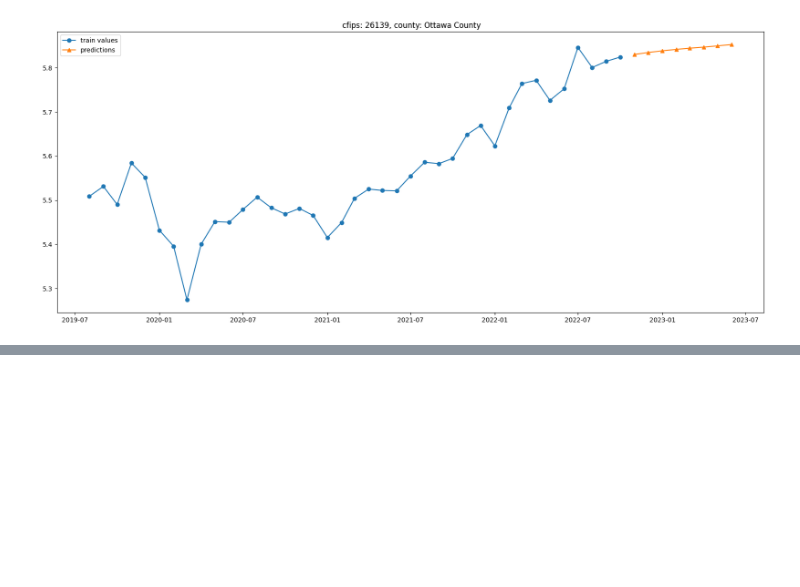
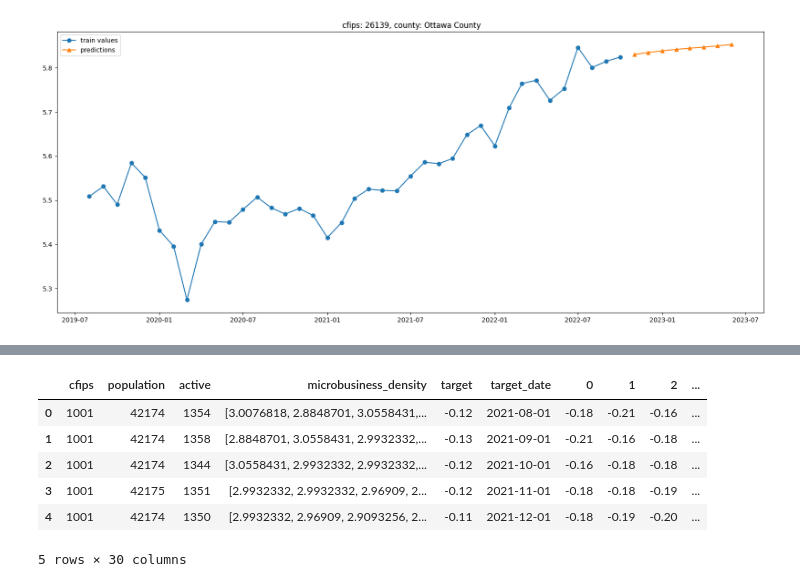
Before and after one commit to Jose-Sabater/kagglecomp-GoDaddy-timeseries, a Jupyter notebook: nb/03_01_ml_baselinesmooth.ipynb, the cells around one changed output, grey strips where cells are left out. Saved outputs shown, nothing was run; the diff lists cells and outputs as text; code cells hidden in the pictures; blank space fills up the shorter version.

```diff
--- a/nb/03_01_ml_baselinesmooth.ipynb
+++ b/nb/03_01_ml_baselinesmooth.ipynb
@@ -480,0 +465,27 @@ for i in range(10):
+# %%
+# Create an empty list to store the new time series
+time_series = []
+
+# Loop over each cfips
+for cfips in df["cfips"].unique():
+    # Filter the data for the current cfips
+    df_cfips = df[df["cfips"] == cfips].reset_index(drop=True)
+    # Loop over the time series from 0 to 14 (inclusive)
+    for i in range(0, 15):
+        # Create a new time series with the values for the current cfips and range of first_day_of_month
+        time_series.append(
+            {
+                "cfips": cfips,
+                "population": df_cfips.loc[i + 23, "population"],
+                "active": df_cfips.loc[i + 23, "active"],
+                "microbusiness_density": df_cfips.loc[
+                    i : i + 23, "microbusiness_density"
+                ].values.tolist(),
+                "microbusiness_density_norm": df_cfips.loc[
+                    i : i + 23, "microbusiness_density_norm"
+                ].values.tolist(),
+                # as target we are using the original microbusiness density
+                "target": df_cfips.loc[i + 24, "microbusiness_density_norm"],
+                "target_date": df_cfips.loc[i + 24, "first_day_of_month"],
+            }
+        )
@@ -480,0 +494,22 @@ for i in range(10):
+# %%
+# convert the list of microbusiness_density to a numpy array and then each into a column
+norm_df["microbusiness_density_norm"] = norm_df["microbusiness_density_norm"].apply(
+    lambda x: np.array(x)
+)
+
+norm_df = pd.concat(
+    [
+        norm_df.drop(["microbusiness_density_norm"], axis=1),
+        norm_df["microbusiness_density_norm"].apply(pd.Series),
+    ],
+    axis=1,
+)
+norm_df.head()
+# %% [output]
+|  | cfips | population | active | microbusiness_density | target | target_date | 0 | 1 | 2 | ... |
+| 0 | 1001 | 42174 | 1354 | [3.0076818, 2.8848701, 3.0558431,... | -0.12 | 2021-08-01 | -0.18 | -0.21 | -0.16 | ... |
+| 1 | 1001 | 42174 | 1358 | [2.8848701, 3.0558431, 2.9932332,... | -0.13 | 2021-09-01 | -0.21 | -0.16 | -0.18 | ... |
+| 2 | 1001 | 42174 | 1344 | [3.0558431, 2.9932332, 2.9932332,... | -0.12 | 2021-10-01 | -0.16 | -0.18 | -0.18 | ... |
+| 3 | 1001 | 42175 | 1351 | [2.9932332, 2.9932332, 2.96909, 2... | -0.12 | 2021-11-01 | -0.18 | -0.18 | -0.19 | ... |
+| 4 | 1001 | 42174 | 1350 | [2.9932332, 2.96909, 2.9093256, 2... | -0.11 | 2021-12-01 | -0.18 | -0.19 | -0.20 | ... |
+5 rows × 30 columns
```
Also changed, not shown: parts of 18 cells of this notebook, 1 other file.
